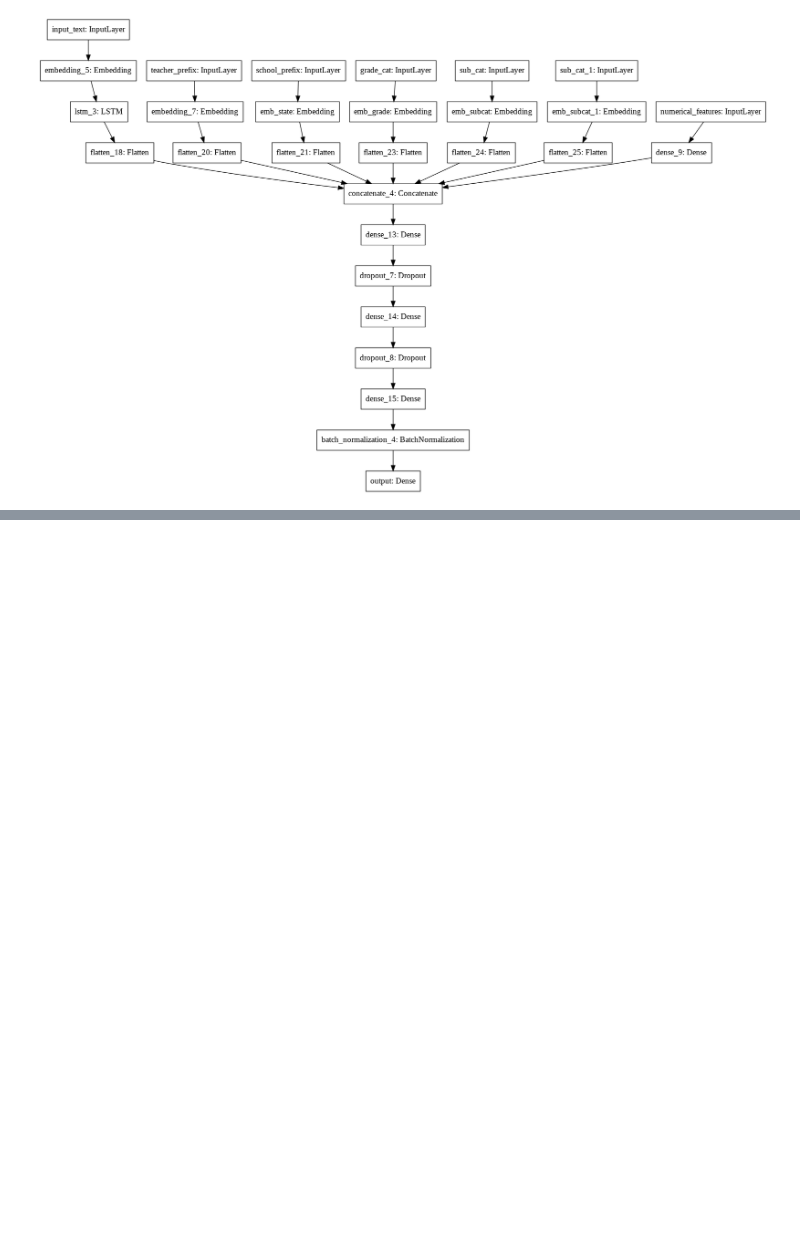
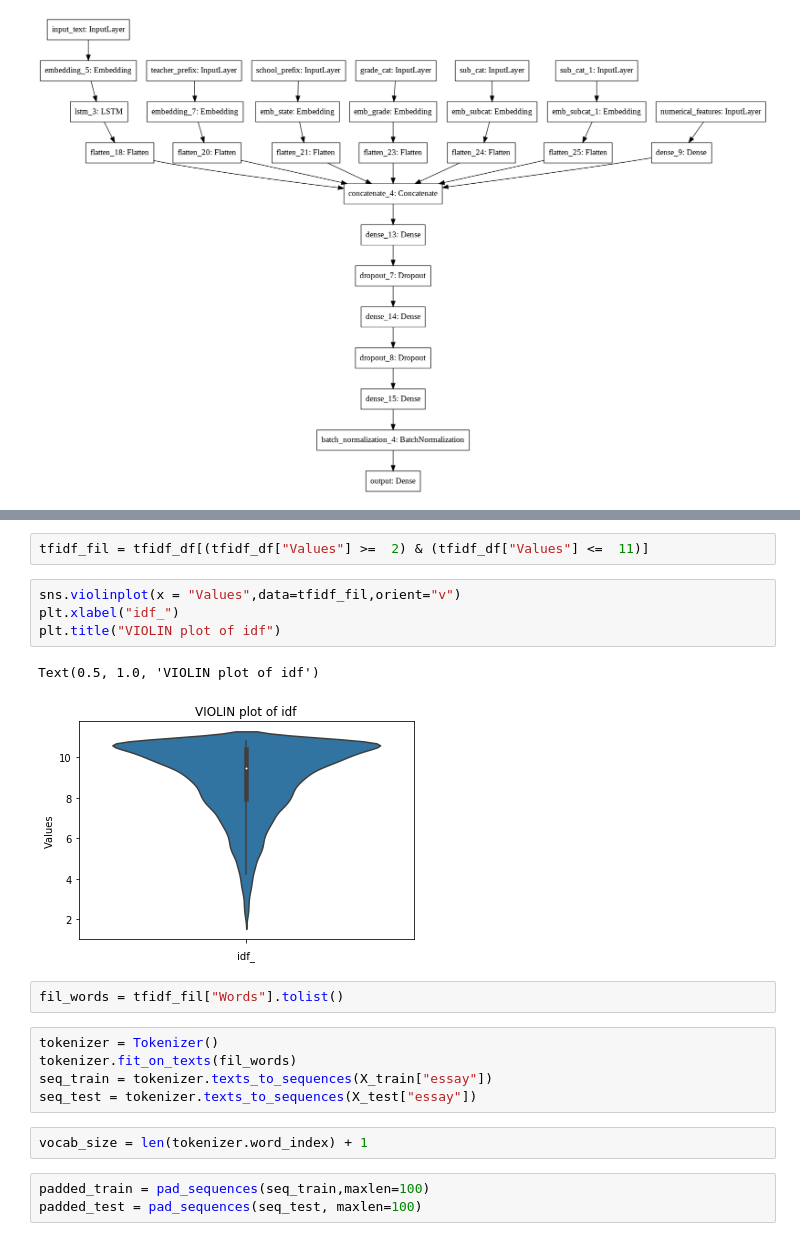
Before and after one commit to vishnurapps/LSTM-on-Donors-Choose, a Jupyter notebook: LSTM_On_Donors_Choose.ipynb, the cells around one changed output, grey strips where cells are left out. Drawn from its saved outputs; the diff is of its cells as text; blank space fills up the shorter version.

```diff
--- a/LSTM_On_Donors_Choose.ipynb
+++ b/LSTM_On_Donors_Choose.ipynb
@@ -1252,0 +1329,21 @@ tf.keras.utils.plot_model(
+# %%
+tfidf_fil = tfidf_df[(tfidf_df["Values"] >=  2) & (tfidf_df["Values"] <=  11)]
+# %%
+sns.violinplot(x = "Values",data=tfidf_fil,orient="v")
+plt.xlabel("idf_")
+plt.title("VIOLIN plot of idf")
+# %% [output]
+Text(0.5, 1.0, 'VIOLIN plot of idf')
+[figure, added]
+# %%
+fil_words = tfidf_fil["Words"].tolist()
+# %%
+tokenizer = Tokenizer()
+tokenizer.fit_on_texts(fil_words)
+seq_train = tokenizer.texts_to_sequences(X_train["essay"])
+seq_test = tokenizer.texts_to_sequences(X_test["essay"])
+# %%
+vocab_size = len(tokenizer.word_index) + 1
+# %%
+padded_train = pad_sequences(seq_train,maxlen=100)
+padded_test = pad_sequences(seq_test, maxlen=100)
```
Also changed, not shown: parts of 31 cells of this notebook.
